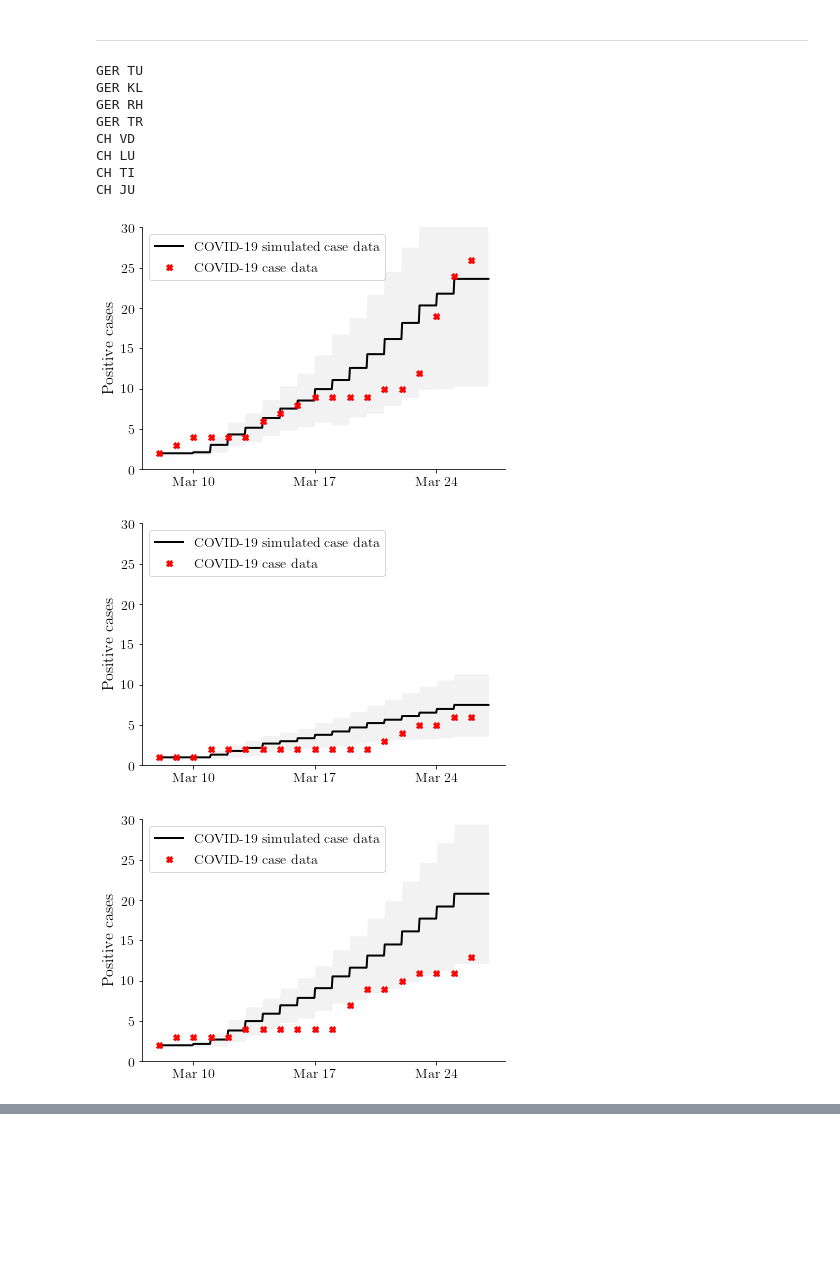
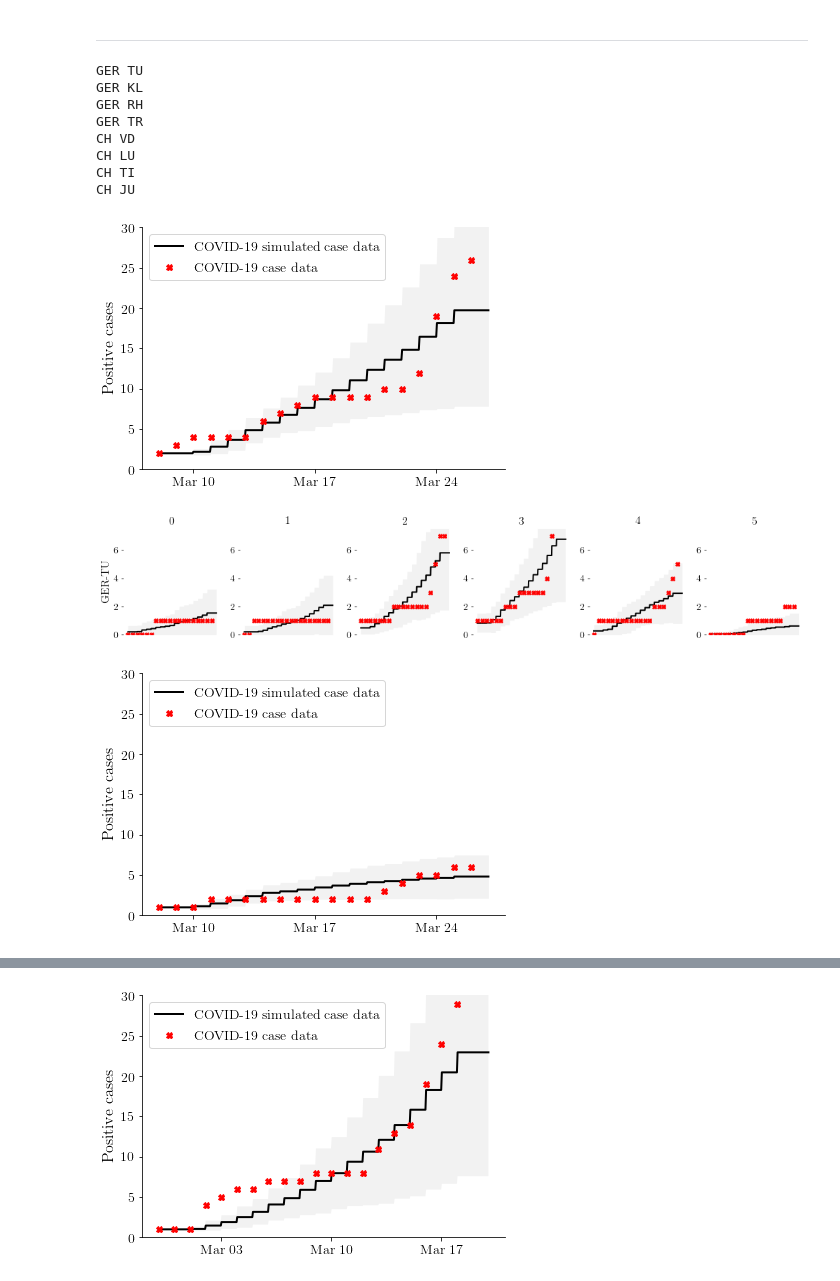
Before and after one commit to covid19-model/simulator, a Jupyter notebook: sim/calibration-plot.ipynb, the cells around one changed output, grey strips where cells are left out. Cells and saved outputs as stored; diff of their text form; code cells hidden in the pictures; blank space fills up the shorter version.

Commit message:
sim-vulnerable-groups

```diff
--- a/sim/calibration-plot.ipynb
+++ b/sim/calibration-plot.ipynb
@@ -45,7 +44,7 @@ TO_HOURS = 24.0
 # %%
 c = 0
 np.random.seed(c)
-random_repeats = 24 # Set to at least 40 to obtain stable results
+random_repeats = 60 # Set to at least 50 to obtain stable results
 num_workers = multiprocessing.cpu_count()
 # %%
 def standard_testing(max_time, new_cases__):
@@ -229,41 +228,41 @@ for country in ['GER', 'CH']:
 
         # case data
         new_cases_ = collect_data_from_df(country=country, area=area, datatype='new',
         start_date_string=start_date, end_date_string=end_date)
         new_cases = np.ceil((mob.num_people_unscaled * new_cases_)
                           / (mob.downsample * mob.region_population))
 
 
         summary = load_summary('summary_calib_{}_{}.pk'.format(country, area))
         plotter = Plotter()
         plotter.plot_positives_vs_target(
             summary, new_cases.sum(axis=1),
             title='Calibration period',
-            filename='calibration_{}_{}_00'.format(country, area),
+            filename='calibration--{}-{}'.format(country, area),
             figsize=(6, 4),
             start_date=start_date,
             errorevery=1, acc=1000,
             ymax=ymax[country][area])
 
-#         plotter.plot_age_group_positives_vs_target(summary, new_cases,
-#             ytitle=f'{country}-{area}',
-#             filename='calibration_{}_{}_00'.format(country, area),
-#             figsize=(16, 2.5),
-#             start_date=start_date,
-#             errorevery=1, acc=1000,
-#             ymax=ymax[country][area] / 4)
+        plotter.plot_age_group_positives_vs_target(summary, new_cases,
+            ytitle=f'{country}-{area}',
+            filename='calibration--{}-{}-age'.format(country, area),
+            figsize=(16, 2.5),
+            start_date=start_date,
+            errorevery=1, acc=1000,
+            ymax=ymax[country][area] / 4)
 
 #         break
 #     break
 # %% [output]
 GER TU
 GER KL
 GER RH
 GER TR
 CH VD
 CH LU
 CH TI
 CH JU
-[figure, old version]
+[figure, new version]
-[figure, old version]
+[figure, new version]
-[figure, old version]
+[figure, new version]
@@ -274,0 +274 @@ CH JU
+[figure, added]
```
Also changed, not shown: parts of 2 cells of this notebook, 3 other files.
